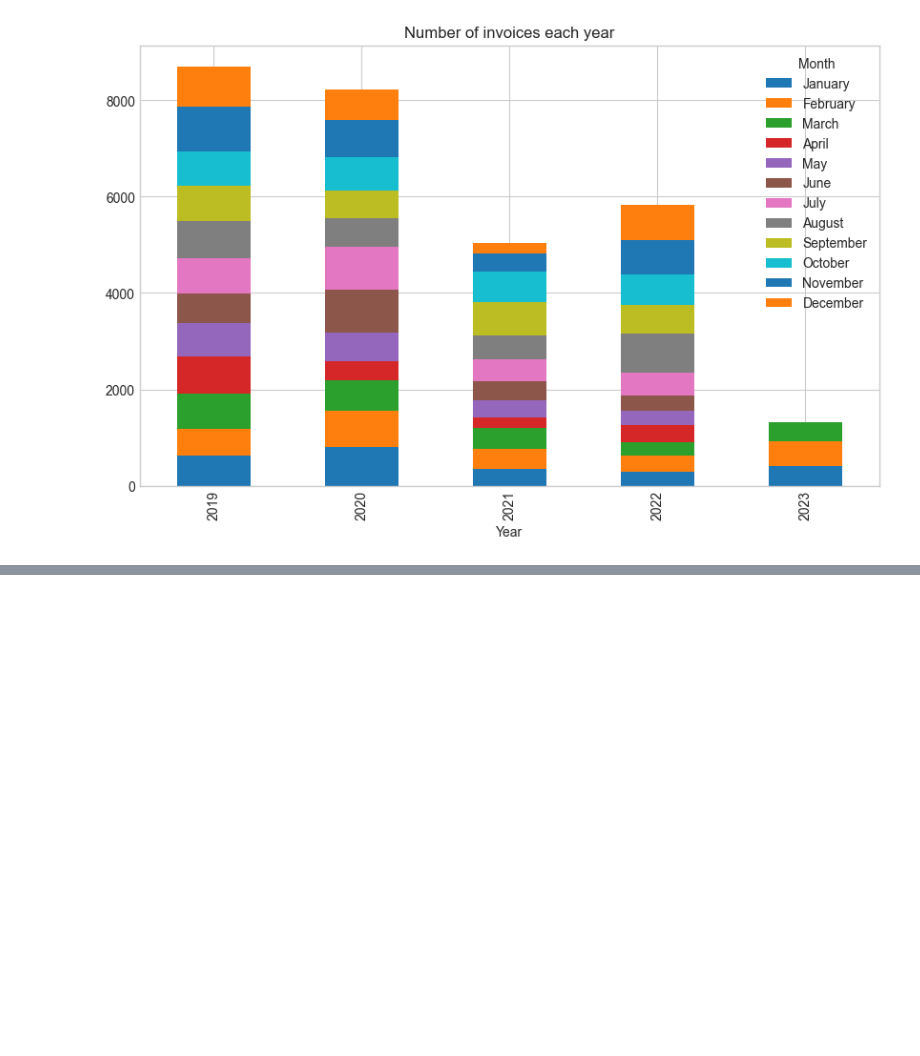
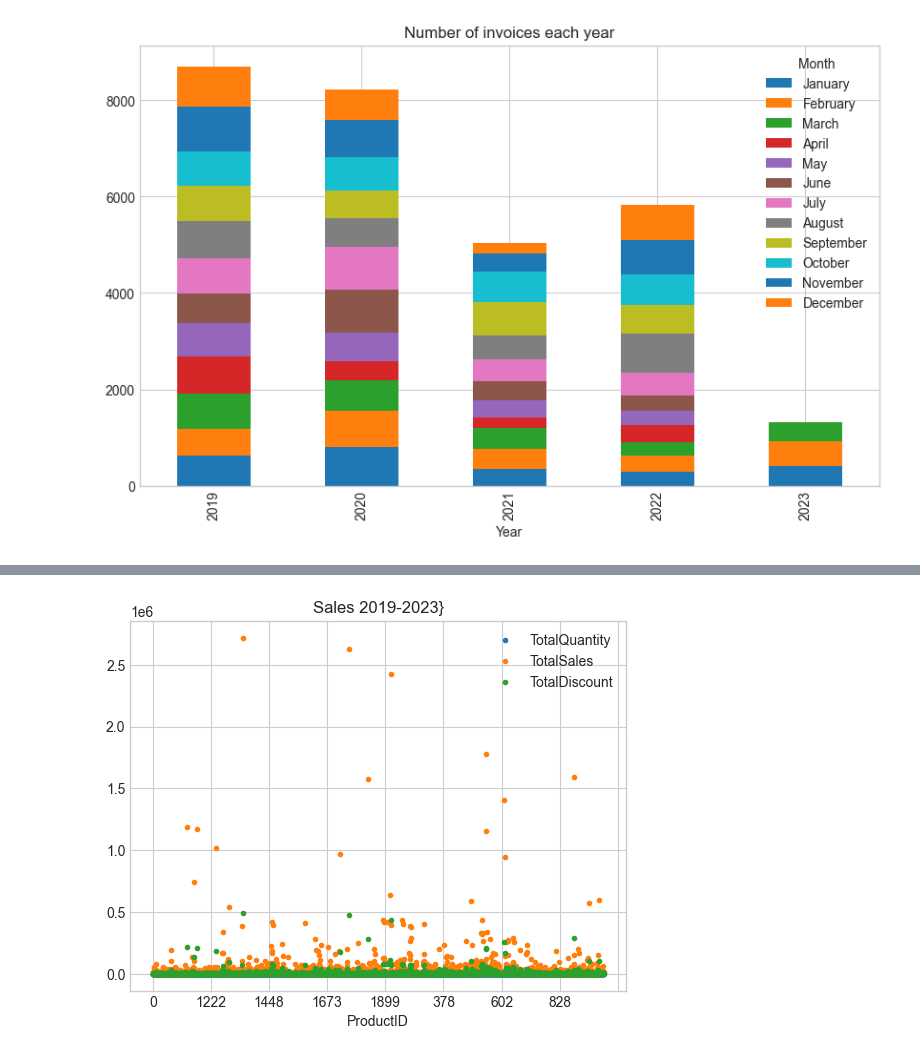
Before and after one commit to Medoci/Medoci, a Jupyter notebook: notebooks/Retail_CLV_competition.ipynb, the cells around one changed output, grey strips where cells are left out. Saved outputs shown, nothing was run; the diff lists cells and outputs as text; code cells hidden in the pictures; blank space fills up the shorter version.

```diff
--- a/notebooks/Retail_CLV_competition.ipynb
+++ b/notebooks/Retail_CLV_competition.ipynb
@@ -263,0 +256,8 @@ Recency - Frequency - Monetary Value
+# %%
+dt_retail = retail.set_index('Date')
+# %%
+dt_retail = dt_retail[['ProductID', 'TotalSales', 'Quantity', 'Discount']].groupby(['ProductID']).agg(
+    TotalQuantity=('Quantity', 'sum'),
+    TotalSales=('TotalSales', 'sum'),
+    TotalDiscount=('Discount', 'sum'),
+)
@@ -263,0 +281,6 @@ Recency - Frequency - Monetary Value
+# %%
+dt_retail\
+    .plot(style='.', title='Sales 2019-2023}')
+plt.show()
+# %% [output]
+[figure, added]
```
Also changed, not shown: parts of 3 cells of this notebook.
